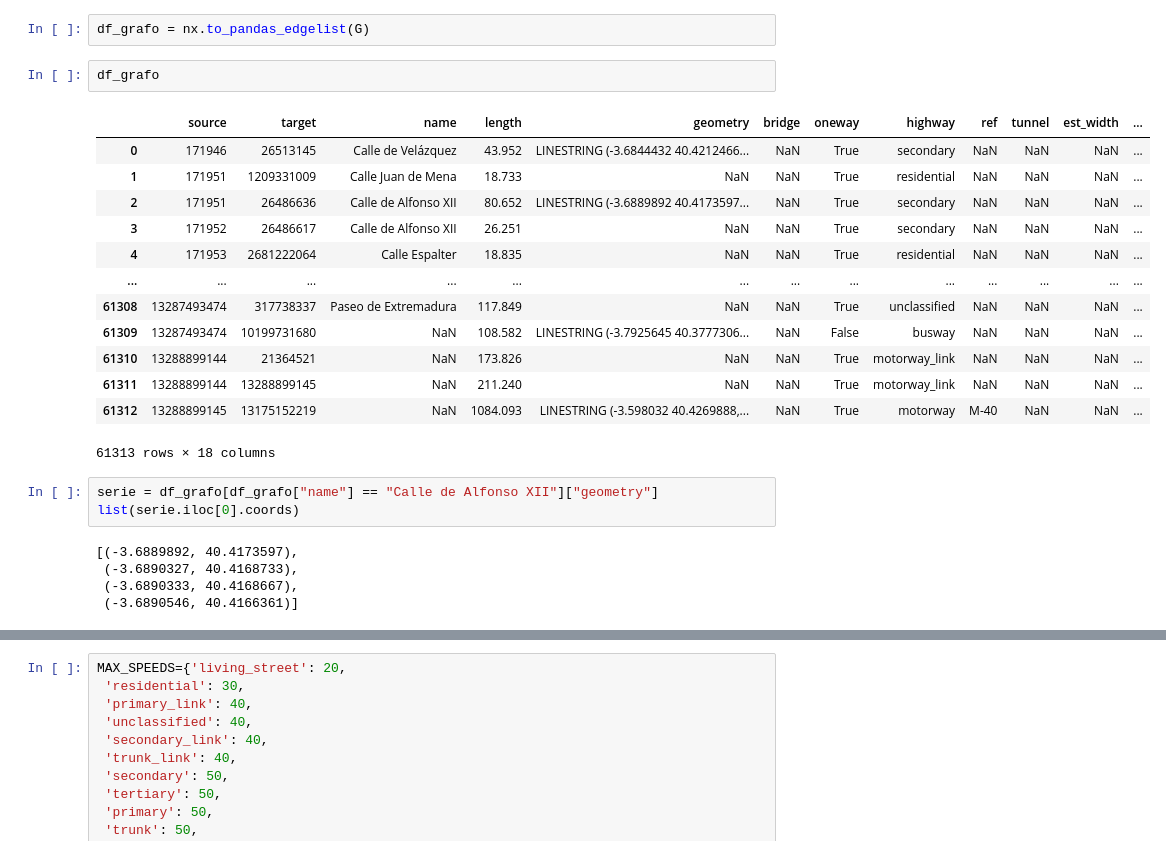
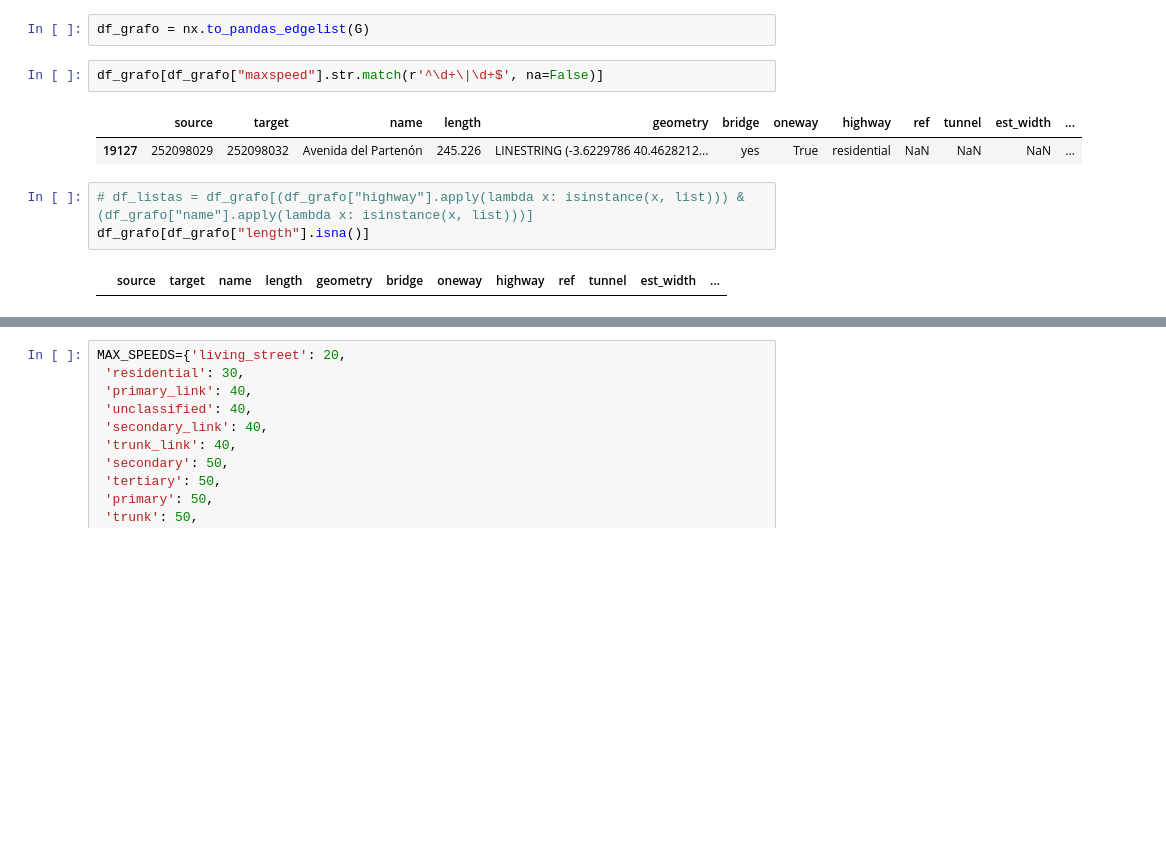
Before and after one commit to javmartineez/StreetWise, a Jupyter notebook: prueba.ipynb, the cells around one changed output, grey strips where cells are left out. Cells and saved outputs as stored; diff of their text form; blank space fills up the shorter version.

```diff
--- a/prueba.ipynb
+++ b/prueba.ipynb
@@ -41,26 +41,12 @@ G.remove_edges_from(loops)
 # %%
 df_grafo = nx.to_pandas_edgelist(G)
 # %%
-df_grafo
+df_grafo[df_grafo["maxspeed"].str.match(r'^\d+\|\d+$', na=False)]
 # %% [output]
 |  | source | target | name | length | geometry | bridge | oneway | highway | ref | tunnel | est_width | ... |
-| 0 | 171946 | 26513145 | Calle de Velázquez | 43.952 | LINESTRING (-3.6844432 40.4212466... | NaN | True | secondary | NaN | NaN | NaN | ... |
-| 1 | 171951 | 1209331009 | Calle Juan de Mena | 18.733 | NaN | NaN | True | residential | NaN | NaN | NaN | ... |
-| 2 | 171951 | 26486636 | Calle de Alfonso XII | 80.652 | LINESTRING (-3.6889892 40.4173597... | NaN | True | secondary | NaN | NaN | NaN | ... |
-| 3 | 171952 | 26486617 | Calle de Alfonso XII | 26.251 | NaN | NaN | True | secondary | NaN | NaN | NaN | ... |
-| 4 | 171953 | 2681222064 | Calle Espalter | 18.835 | NaN | NaN | True | residential | NaN | NaN | NaN | ... |
-| ... | ... | ... | ... | ... | ... | ... | ... | ... | ... | ... | ... | ... |
-| 61308 | 13287493474 | 317738337 | Paseo de Extremadura | 117.849 | NaN | NaN | True | unclassified | NaN | NaN | NaN | ... |
-| 61309 | 13287493474 | 10199731680 | NaN | 108.582 | LINESTRING (-3.7925645 40.3777306... | NaN | False | busway | NaN | NaN | NaN | ... |
-| 61310 | 13288899144 | 21364521 | NaN | 173.826 | NaN | NaN | True | motorway_link | NaN | NaN | NaN | ... |
-| 61311 | 13288899144 | 13288899145 | NaN | 211.240 | NaN | NaN | True | motorway_link | NaN | NaN | NaN | ... |
-| 61312 | 13288899145 | 13175152219 | NaN | 1084.093 | LINESTRING (-3.598032 40.4269888,... | NaN | True | motorway | M-40 | NaN | NaN | ... |
+| 19127 | 252098029 | 252098032 | Avenida del Partenón | 245.226 | LINESTRING (-3.6229786 40.4628212... | yes | True | residential | NaN | NaN | NaN | ... |
-61313 rows × 18 columns
 # %%
-serie = df_grafo[df_grafo["name"] == "Calle de Alfonso XII"]["geometry"]
-list(serie.iloc[0].coords)
+# df_listas = df_grafo[(df_grafo["highway"].apply(lambda x: isinstance(x, list))) & (df_grafo["name"].apply(lambda x: isinstance(x, list)))]
+df_grafo[df_grafo["length"].isna()]
 # %% [output]
-[(-3.6889892, 40.4173597),
- (-3.6890327, 40.4168733),
- (-3.6890333, 40.4168667),
- (-3.6890546, 40.4166361)]
+|  | source | target | name | length | geometry | bridge | oneway | highway | ref | tunnel | est_width | ... |
```
Also changed, not shown: parts of 7 cells of this notebook, 2 other files.
